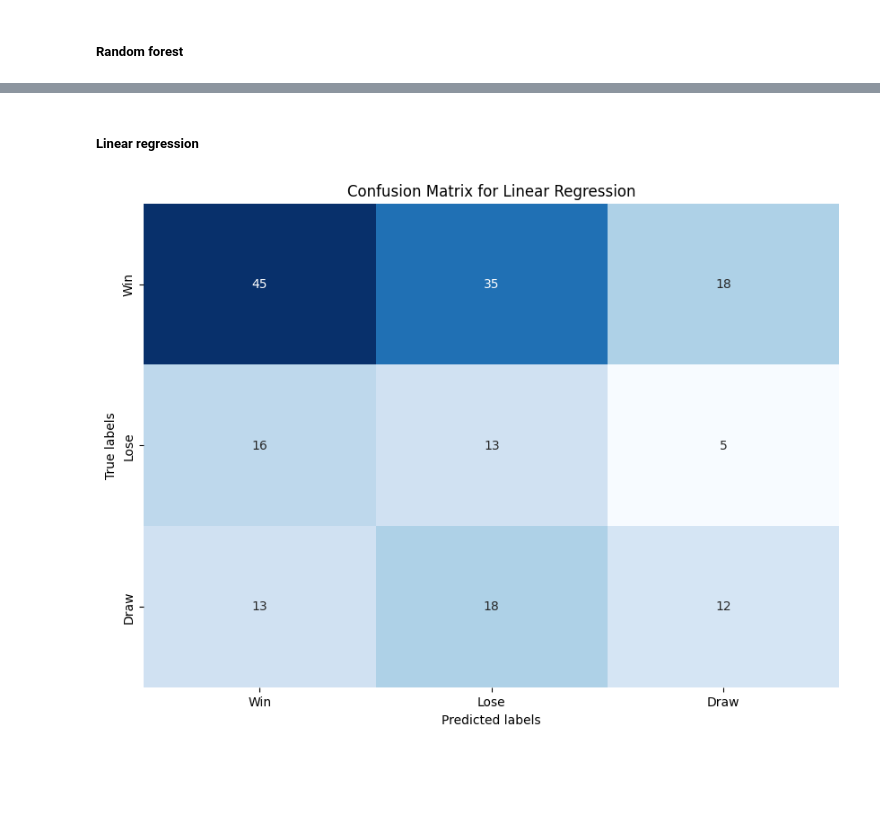
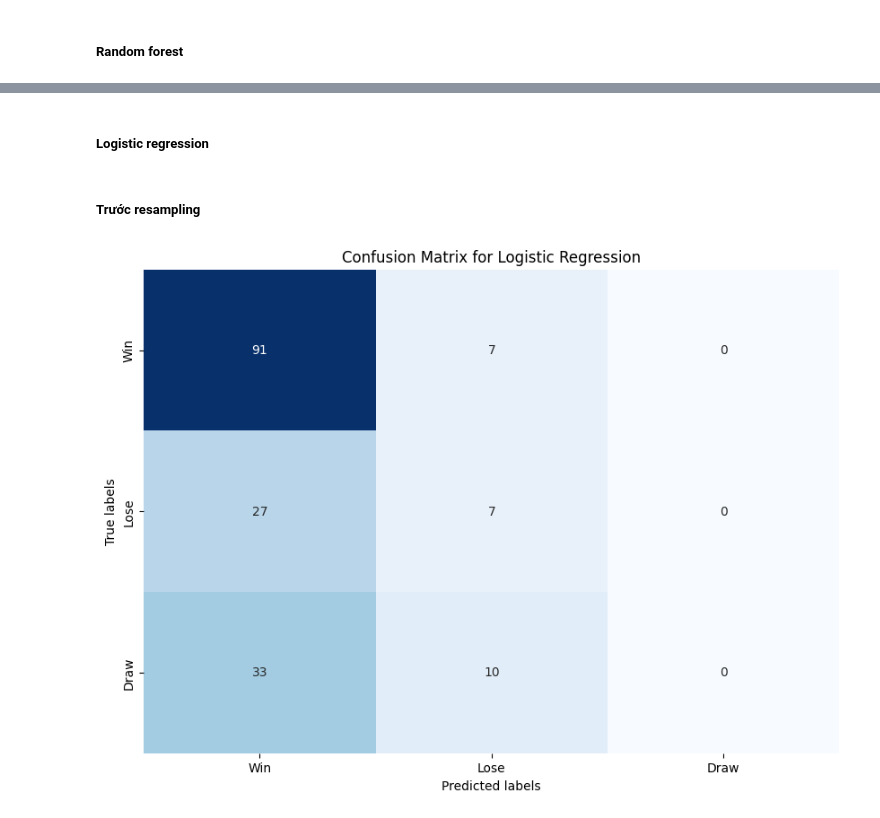
Before and after one commit to taiphanvan2k3/FootballPredict, a Jupyter notebook: src/train_model/Arsenal/train_model.ipynb, the cells around one changed output, grey strips where cells are left out. Saved outputs shown, nothing was run; the diff lists cells and outputs as text; code cells hidden in the pictures; blank space fills up the shorter version.

```diff
--- a/src/train_model/Arsenal/train_model.ipynb
+++ b/src/train_model/Arsenal/train_model.ipynb
@@ -261,7 +261,7 @@ param_grid = {
         "C": np.logspace(-4, 4, 20),  # More granular range for C
         "solver": ["liblinear", "lbfgs", "saga", "newton-cg"],  # Added 'newton-cg'
         "penalty": ["l1", "l2", "elasticnet", "none"],  # Different norms for regularization
-        "class_weight": ["balanced", None]  # Added class_weight
+        "class_weight": ["balanced"]  # Added class_weight
     },
     "DTC": {
         "max_depth": [None, 3, 5, 10, 15, 20, 30, 50, 100],  # Expanded range
@@ -340,12 +341,12 @@ SVC: 0.574857142857143
 # %% [markdown]
 ##### Sau resampling
 # %%
-with open('best_params/best_params_SVC.json', 'r') as f:
+with open('best_params/best_params_SVC_balanced.json', 'r') as f:
     best_params = json.load(f)
 
 # Assuming 'best_params' has been filled with the best parameters for each model from GridSearchCV or RandomizedSearchCV
 algorithms = [
-    ("SVC", SVC(probability=True, **best_params.get("SVC", {}), class_weight="balanced", random_state=42)),
+    ("SVC", SVC(probability=True, **best_params.get("SVC", {}), random_state=42)),
 ]
 
 cv_results = {}
@@ -355,8 +356,8 @@ for name, model in algorithms:
 
 # Hiển thị kết quả cross-validation
 for name, score in cv_results.items():
-    algorithms_score_df.append({
-        "model": name  + "after_resampling",
+    algorithms_score_df_resampling.append({
+        "model": name,
         "score": score
     })
     print(f"{name}: {score}")
@@ -524,0 +535,22 @@ plt.show()
+# %%
+with open('best_params/best_params_RF_balanced.json', 'r') as f:
+    best_params_RF = json.load(f)
+
+rf_model = RandomForestClassifier(**best_params_RF.get("RF", {}), random_state=42)
+
+y_pred = rf_model.fit(X_train, y_train).predict(X_test)
+# Tạo ma trận confusion
+cm = confusion_matrix(y_test, y_pred)
+
+# Định nghĩa nhãn cho các trục tương ứng với các lớp của 'Result'
+labels = ['Win', 'Lose', 'Draw']
+
+df_cm = pd.DataFrame(cm, index=labels, columns=labels)
+
+# Vẽ ma trận confusion với nhãn cụ thể
+plt.figure(figsize=(10, 7))
+sns.heatmap(df_cm, annot=True, fmt="d", cmap='Blues', cbar=False)
+plt.xlabel('Predicted labels')
+plt.ylabel('True labels')
+plt.title('Confusion Matrix for Random Forest')
+plt.show()
@@ -525,26 +559,28 @@ plt.show()
 # %% [markdown]
-##### Linear regression
+##### Logistic regression
+# %% [markdown]
+##### Trước resampling
 # %%
 with open('best_params/best_params_random_other.json', 'r') as f:
     best_params_other = json.load(f)
 
-lr_model = LogisticRegression(**best_params_other.get("LR", {}), class_weight='balanced', random_state=42)
+lr_model = LogisticRegression(**best_params_other.get("LR", {}), random_state=42)
 
 y_pred = lr_model.fit(X_train, y_train).predict(X_test)
 # Tạo ma trận confusion
 cm = confusion_matrix(y_test, y_pred)
 
 # Định nghĩa nhãn cho các trục tương ứng với các lớp của 'Result'
 labels = ['Win', 'Lose', 'Draw']
 
 df_cm = pd.DataFrame(cm, index=labels, columns=labels)
 
 # Vẽ ma trận confusion với nhãn cụ thể
 plt.figure(figsize=(10, 7))
 sns.heatmap(df_cm, annot=True, fmt="d", cmap='Blues', cbar=False)
 plt.xlabel('Predicted labels')
 plt.ylabel('True labels')
-plt.title('Confusion Matrix for Linear Regression')
+plt.title('Confusion Matrix for Logistic Regression')
 plt.show()
 # %% [output]
-[figure, old version]
+[figure, new version]
```
Also changed, not shown: parts of 16 cells of this notebook, 6 other files.
